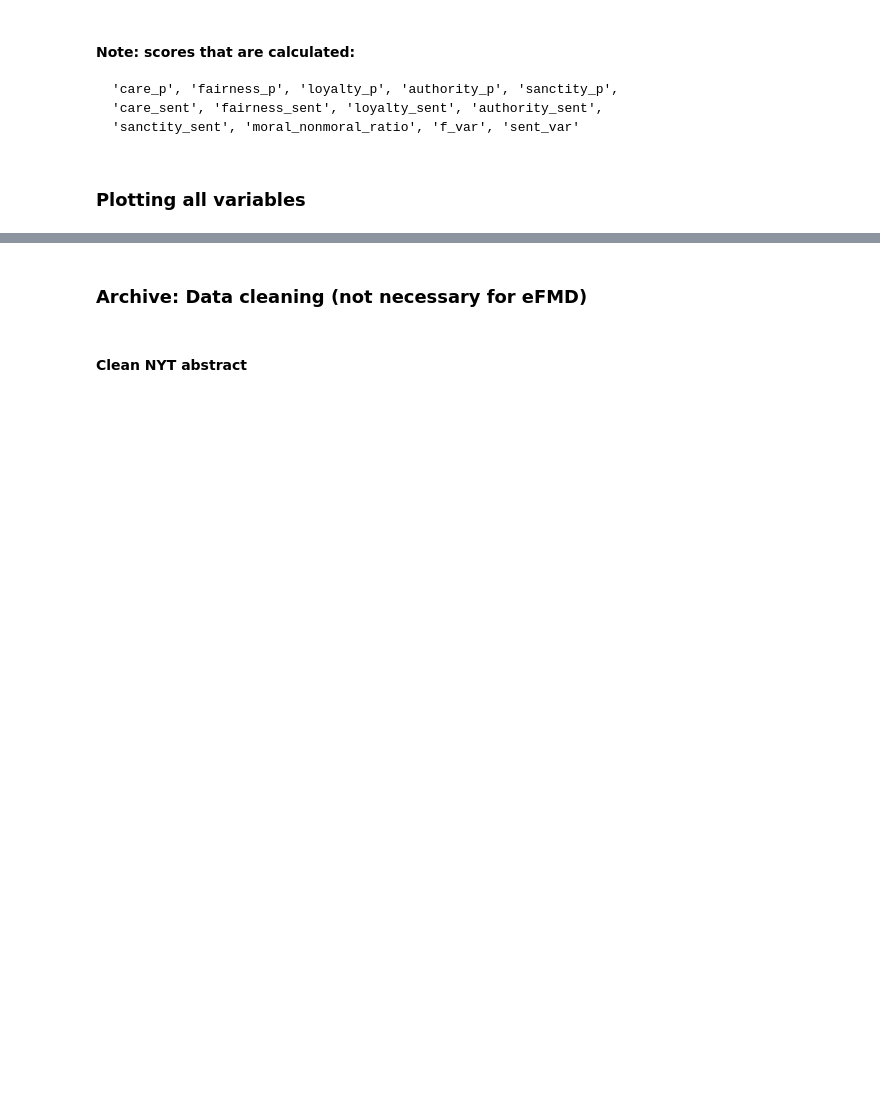
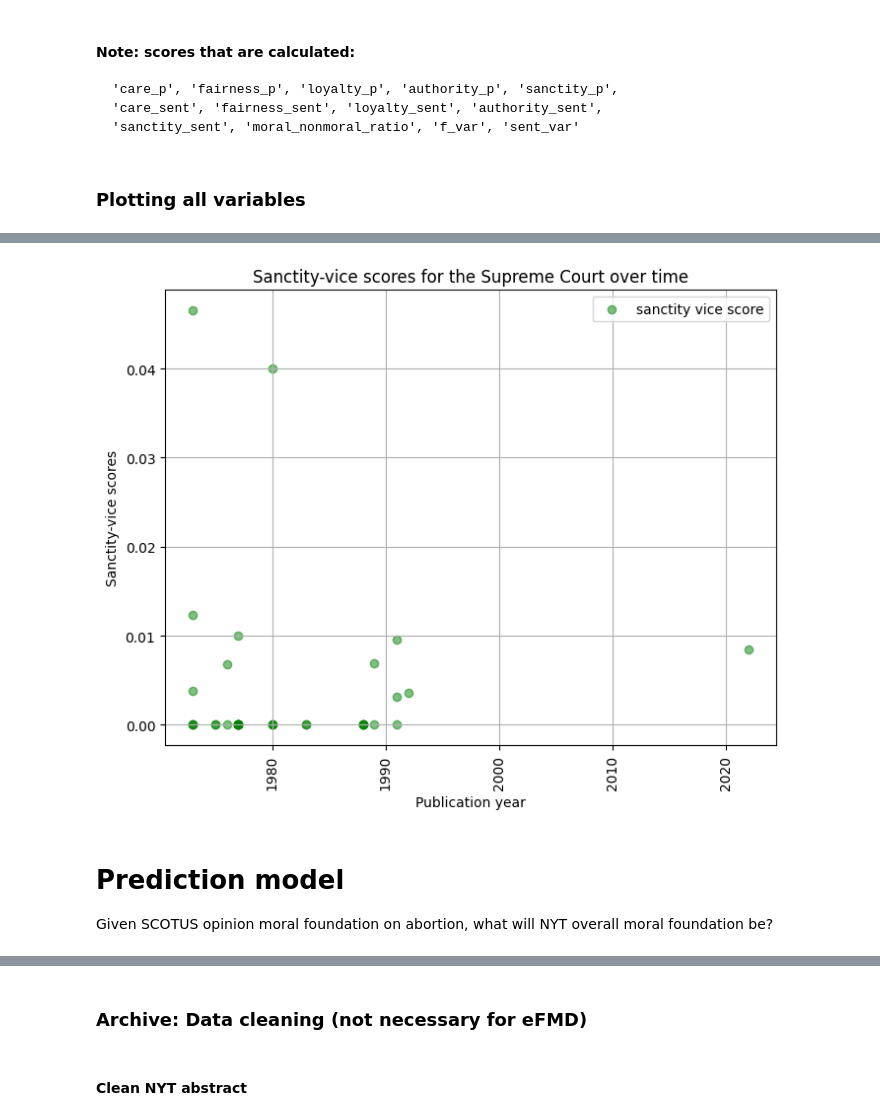
Before and after one commit to lprockop/NLPGroup10, a Jupyter notebook: PrelimAnalysis.ipynb, the cells around one changed output, grey strips where cells are left out. Cells and saved outputs as stored; diff of their text form; code cells hidden in the pictures; blank space fills up the shorter version.

```diff
--- a/PrelimAnalysis.ipynb
+++ b/PrelimAnalysis.ipynb
@@ -144,0 +176,16 @@ for i in metrics:
+# %%
+plt.figure(figsize=(8, 6))
+plt.scatter(sc_df.year_filed, sc_df_v['sanctity.vice'], alpha=0.5, color='green', label='sanctity vice score')
+plt.legend()
+plt.xticks(rotation=90)
+plt.xlabel('Publication year')
+plt.ylabel('Sanctity-vice scores')
+plt.title('Sanctity-vice scores for the Supreme Court over time')
+plt.grid()
+plt.show()
+# %% [output]
+[figure, added]
+# %% [markdown]
+# Prediction model
+
+Given SCOTUS opinion moral foundation on abortion, what will NYT overall moral foundation be?
```
Also changed, not shown: parts of 8 cells of this notebook.
